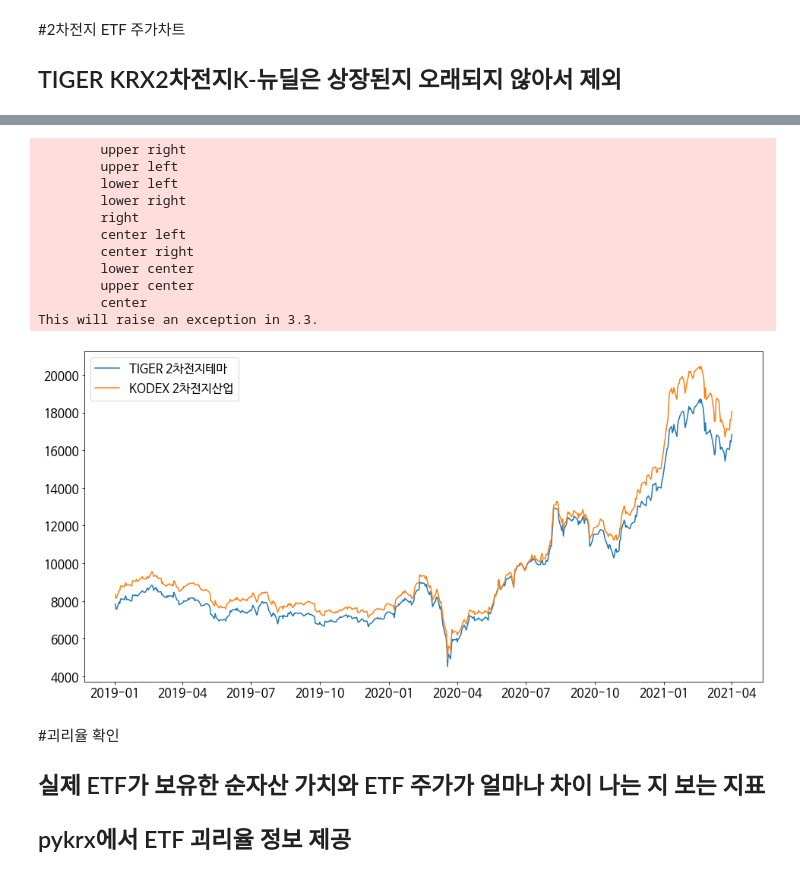
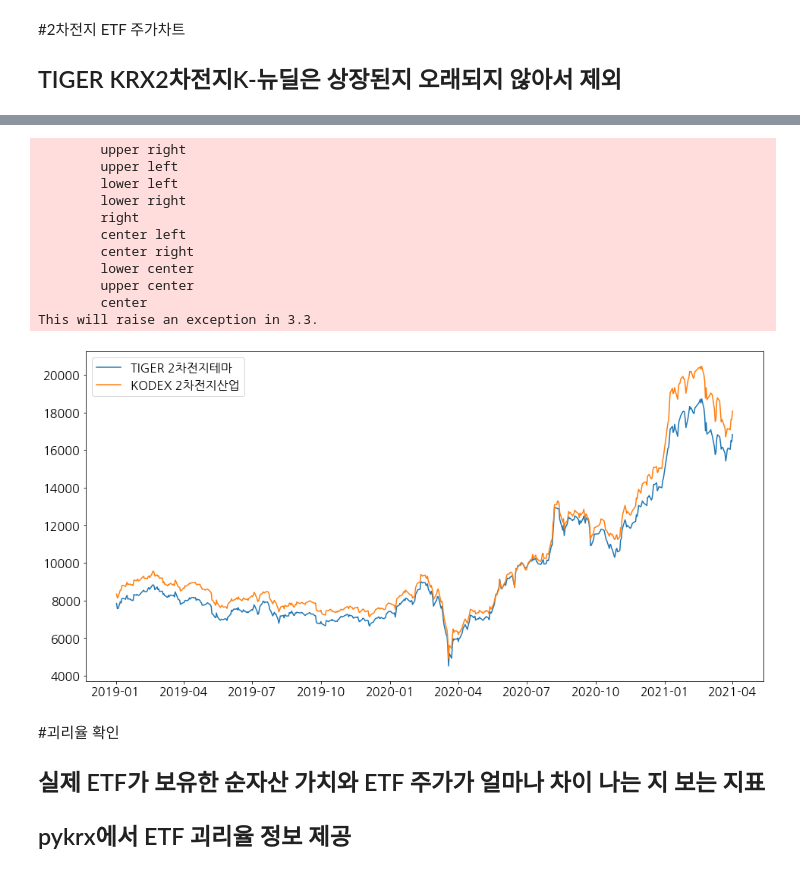
Before and after one commit to 6058ah/BusinessCapstone, a Jupyter notebook: 2차전지_etf_종목_추출_및_시각화.ipynb, the cells around one changed output, grey strips where cells are left out. Drawn from its saved outputs; the diff is of its cells as text; code cells hidden in the pictures.

```diff
--- a/2차전지_etf_종목_추출_및_시각화.ipynb
+++ b/2차전지_etf_종목_추출_및_시각화.ipynb
@@ -77,33 +61,33 @@ fc-cache: succeeded
 # %%
 stocks = dict()
 for a, b in battery_etf[['종목명','종목코드']].itertuples(index=False):
   price = stock.get_etf_ohlcv_by_date("20190101","202104016",b)
   stocks[a]=price['종가'].values[:].tolist()
 prices = pd.DataFrame(stocks)
 prices.index = price.index
 
 import matplotlib.pyplot as plt
 
-plt.rc('font', family='NanumBarunGothic', size =16)
+plt.rc('font', family='NanumGothic', size =16)
 plt.figure(figsize=(16,8))
 
 plt.plot(prices)
 plt.legend(['TIGER 2차전지테마','KODEX 2차전지산업'], loc = 'up per left')
 
 plt.show()
 # %% [output]
         upper right
         upper left
         lower left
         lower right
         right
         center left
         center right
         lower center
         upper center
         center
 This will raise an exception in 3.3.
-[figure, old version]
+[figure, new version]
 # %% [markdown]
 #괴리율 확인
 ## 실제 ETF가 보유한 순자산 가치와 ETF 주가가 얼마나 차이 나는 지 보는 지표
```
Also changed, not shown: parts of 7 cells of this notebook.
